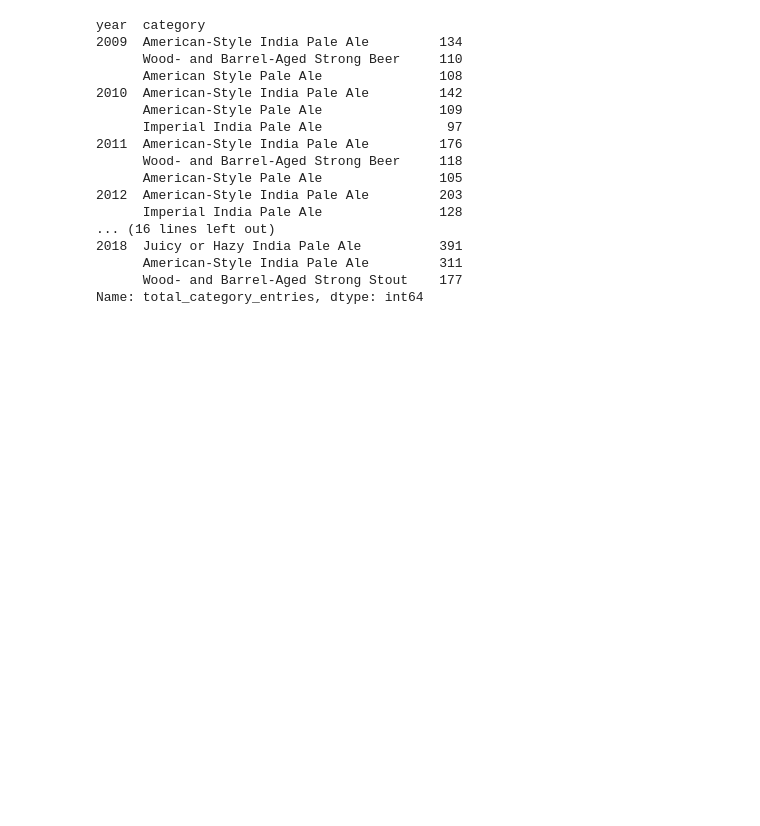
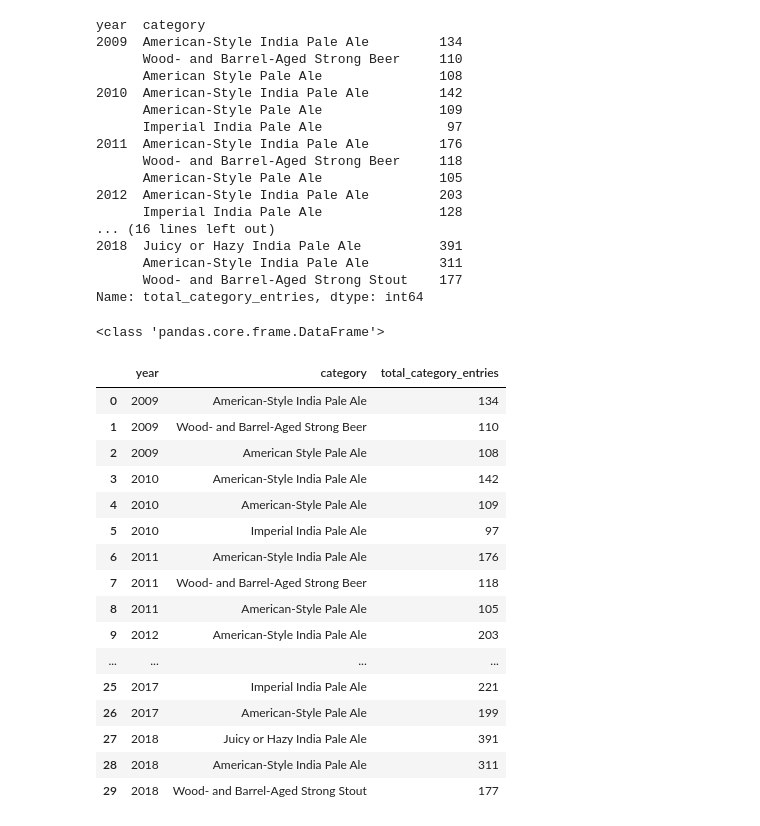
Before and after one commit to jbizzlefoshizzle/Project-1, a Jupyter notebook: CSV_b.ipynb, the cells around one changed output. Drawn from its saved outputs; the diff is of its cells as text; code cells hidden in the pictures; blank space fills up the shorter version.

```diff
--- a/CSV_b.ipynb
+++ b/CSV_b.ipynb
@@ -424,3 +424,27 @@ year  category
       American-Style India Pale Ale         311
       Wood- and Barrel-Aged Strong Stout    177
 Name: total_category_entries, dtype: int64
+# %%
+# Converting to DF
+top_df = pd.DataFrame(top_3).reset_index()
+print(type(top_df))
+top_df
+# %% [output]
+<class 'pandas.core.frame.DataFrame'>
+|  | year | category | total_category_entries |
+| 0 | 2009 | American-Style India Pale Ale | 134 |
+| 1 | 2009 | Wood- and Barrel-Aged Strong Beer | 110 |
+| 2 | 2009 | American Style Pale Ale | 108 |
+| 3 | 2010 | American-Style India Pale Ale | 142 |
+| 4 | 2010 | American-Style Pale Ale | 109 |
+| 5 | 2010 | Imperial India Pale Ale | 97 |
+| 6 | 2011 | American-Style India Pale Ale | 176 |
+| 7 | 2011 | Wood- and Barrel-Aged Strong Beer | 118 |
+| 8 | 2011 | American-Style Pale Ale | 105 |
+| 9 | 2012 | American-Style India Pale Ale | 203 |
+| ... | ... | ... | ... |
+| 25 | 2017 | Imperial India Pale Ale | 221 |
+| 26 | 2017 | American-Style Pale Ale | 199 |
+| 27 | 2018 | Juicy or Hazy India Pale Ale | 391 |
+| 28 | 2018 | American-Style India Pale Ale | 311 |
+| 29 | 2018 | Wood- and Barrel-Aged Strong Stout | 177 |
```
